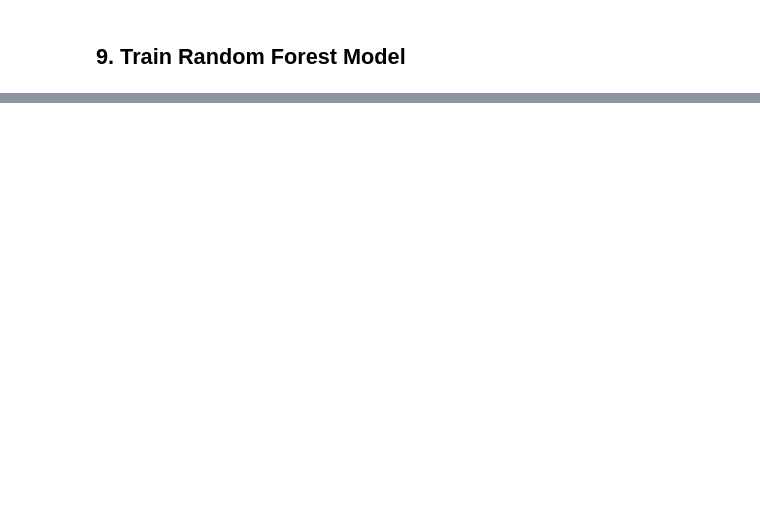
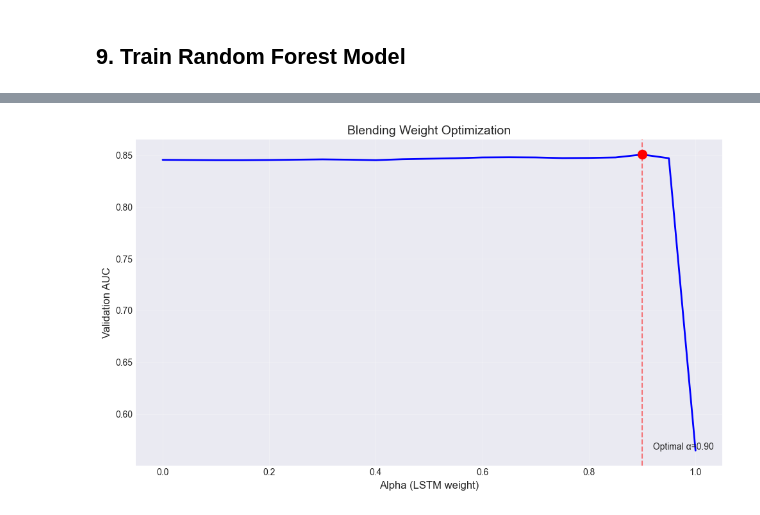
Before and after one commit to kulasekara02/LSTM-Random_Forest, a Jupyter notebook: hybrid_lstm_rf_32weeks_complete.ipynb, the cells around one changed output, grey strips where cells are left out. Saved outputs shown, nothing was run; the diff lists cells and outputs as text; code cells hidden in the pictures; blank space fills up the shorter version.

Commit message:
17-26cells

```diff
--- a/hybrid_lstm_rf_32weeks_complete.ipynb
+++ b/hybrid_lstm_rf_32weeks_complete.ipynb
@@ -102,7 +106,18 @@ EPOCHS = 100
 EARLY_STOPPING_PATIENCE = 15
 LEARNING_RATE = 0.001
 
+# Expected columns (without completion_status)
+EXPECTED_COLUMNS = [
+    'student_id', 'institution', 'country_home', 'country_host',
+    'gender', 'age', 'language_proficiency', 'gpa_prev',
+    'attendance_rate', 'socio_econ_status', 'marital_status',
+    'teaching_style_difference', 'dropout', 'cultural_distance',
+    'support_program', 'target_success', 'weekly_engagement',
+    'subject_field'
+]
+
 print("\nConfiguration loaded successfully!")
+print(f"Expected columns: {len(EXPECTED_COLUMNS)}")
 # %% [output]
 Created/verified directory: ./results32
 Created/verified directory: ./results32\model
@@ -1815,0 +972,75 @@ Saved: ./results32\plots\decision_curve_32w.png
+# %%
+# Cell 10: Hybrid model - Weighted Blending
+
+def find_optimal_blend_weight(lstm_pred, rf_pred, y_true):
+    """Find optimal blending weight using validation set."""
+    best_alpha = 0.5
+    best_auc = 0
+
+    alphas = []
+    aucs = []
+
+    for alpha in np.arange(0, 1.01, 0.05):
+        blended = alpha * lstm_pred.flatten() + (1 - alpha) * rf_pred
+        try:
+            auc = roc_auc_score(y_true, blended)
+            alphas.append(alpha)
+            aucs.append(auc)
+
+            if auc > best_auc:
+                best_auc = auc
+                best_alpha = alpha
+        except:
+            pass
+
+    return best_alpha, best_auc, alphas, aucs
+
+print("\n" + "="*60)
+print("CREATING HYBRID MODEL")
+print("="*60)
+
+# Find optimal blend weight on validation set
+optimal_alpha, val_blend_auc, alphas, aucs = find_optimal_blend_weight(
+    lstm_val_pred, rf_val_pred, y_val
+)
+
+print(f"\nOptimal blend weight (α for LSTM): {optimal_alpha:.2f}")
+print(f"Validation AUC with optimal blend: {val_blend_auc:.4f}")
+
+# Visualize blending weights
+if alphas and aucs:
+    plt.figure(figsize=(10, 6))
+    plt.plot(alphas, aucs, 'b-', linewidth=2)
+    plt.scatter([optimal_alpha], [val_blend_auc], color='red', s=100, zorder=5)
+    plt.xlabel('Alpha (LSTM weight)', fontsize=12)
+    plt.ylabel('Validation AUC', fontsize=12)
+    plt.title('Blending Weight Optimization', fontsize=14)
+    plt.grid(True, alpha=0.3)
+    plt.axvline(x=optimal_alpha, color='red', linestyle='--', alpha=0.5)
+    plt.text(optimal_alpha + 0.02, min(aucs) + 0.001, f'Optimal α={optimal_alpha:.2f}', fontsize=10)
+    plt.tight_layout()
+    plt.savefig(os.path.join(PLOTS_DIR, 'blend_optimization.png'), dpi=300)
+    plt.show()
+
+# Apply optimal blend to all sets
+blend_train_pred = optimal_alpha * lstm_train_pred.flatten() + (1 - optimal_alpha) * rf_train_pred
+blend_val_pred = optimal_alpha * lstm_val_pred.flatten() + (1 - optimal_alpha) * rf_val_pred
+blend_test_pred = optimal_alpha * lstm_test_pred.flatten() + (1 - optimal_alpha) * rf_test_pred
+
+# Calculate blend metrics
+hybrid_auc_test = roc_auc_score(y_test, blend_test_pred)
+hybrid_f1_test = f1_score(y_test, (blend_test_pred > 0.5).astype(int))
+hybrid_acc_test = accuracy_score(y_test, (blend_test_pred > 0.5).astype(int))
+
+print(f"\nHybrid Blend Performance on Test Set:")
+print(f"  AUC: {hybrid_auc_test:.4f}")
+print(f"  F1: {hybrid_f1_test:.4f}")
+print(f"  Accuracy: {hybrid_acc_test:.4f}")
+
+# Use blending as the final hybrid approach
+hybrid_test_pred = blend_test_pred
+hybrid_method = "blending"
+hybrid_auc = hybrid_auc_test
+hybrid_f1 = hybrid_f1_test
+hybrid_acc = hybrid_acc_test
+# %% [output]
@@ -1815,0 +1053 @@ Saved: ./results32\plots\decision_curve_32w.png
+[figure, added]
```
Also changed, not shown: parts of 59 cells of this notebook, 51 other files.
